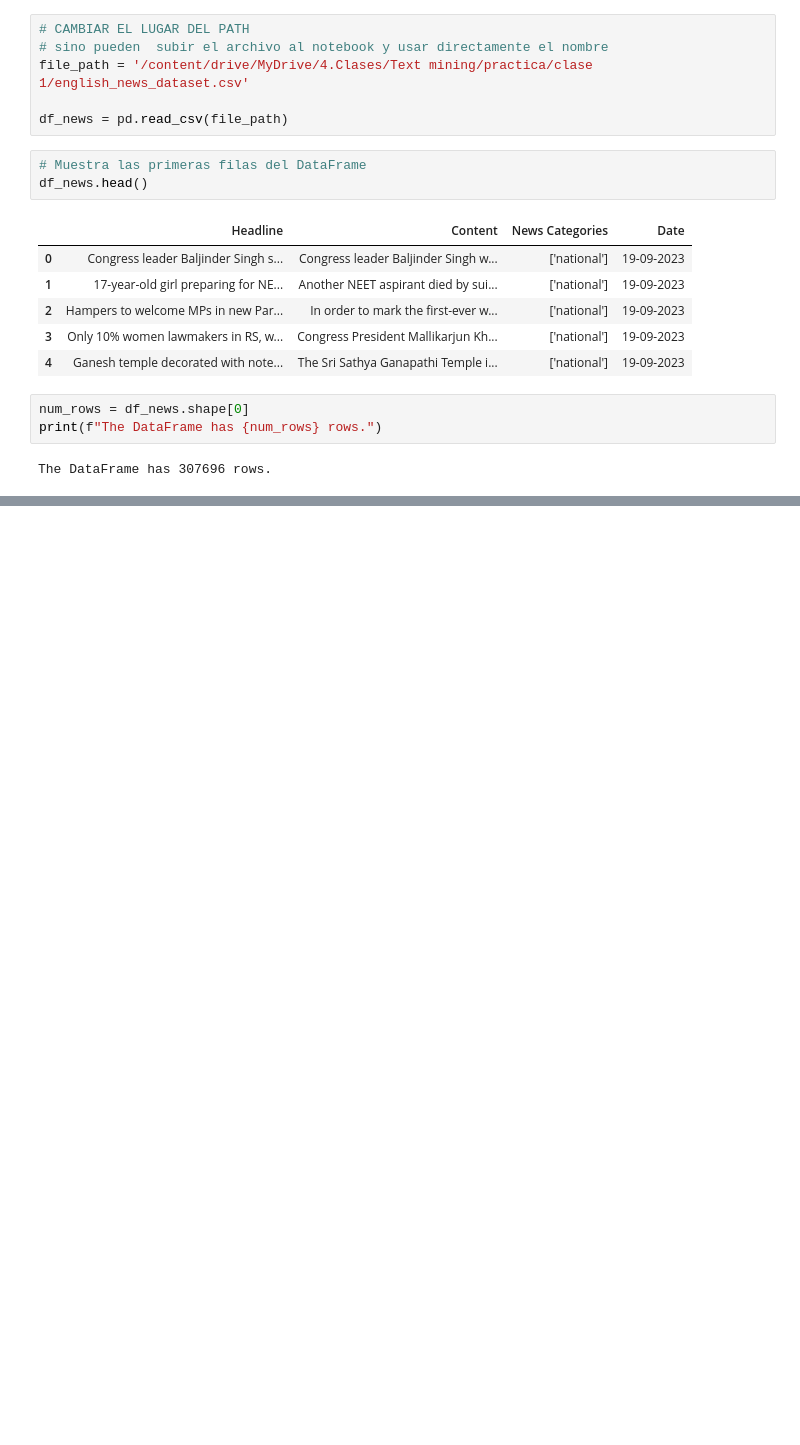
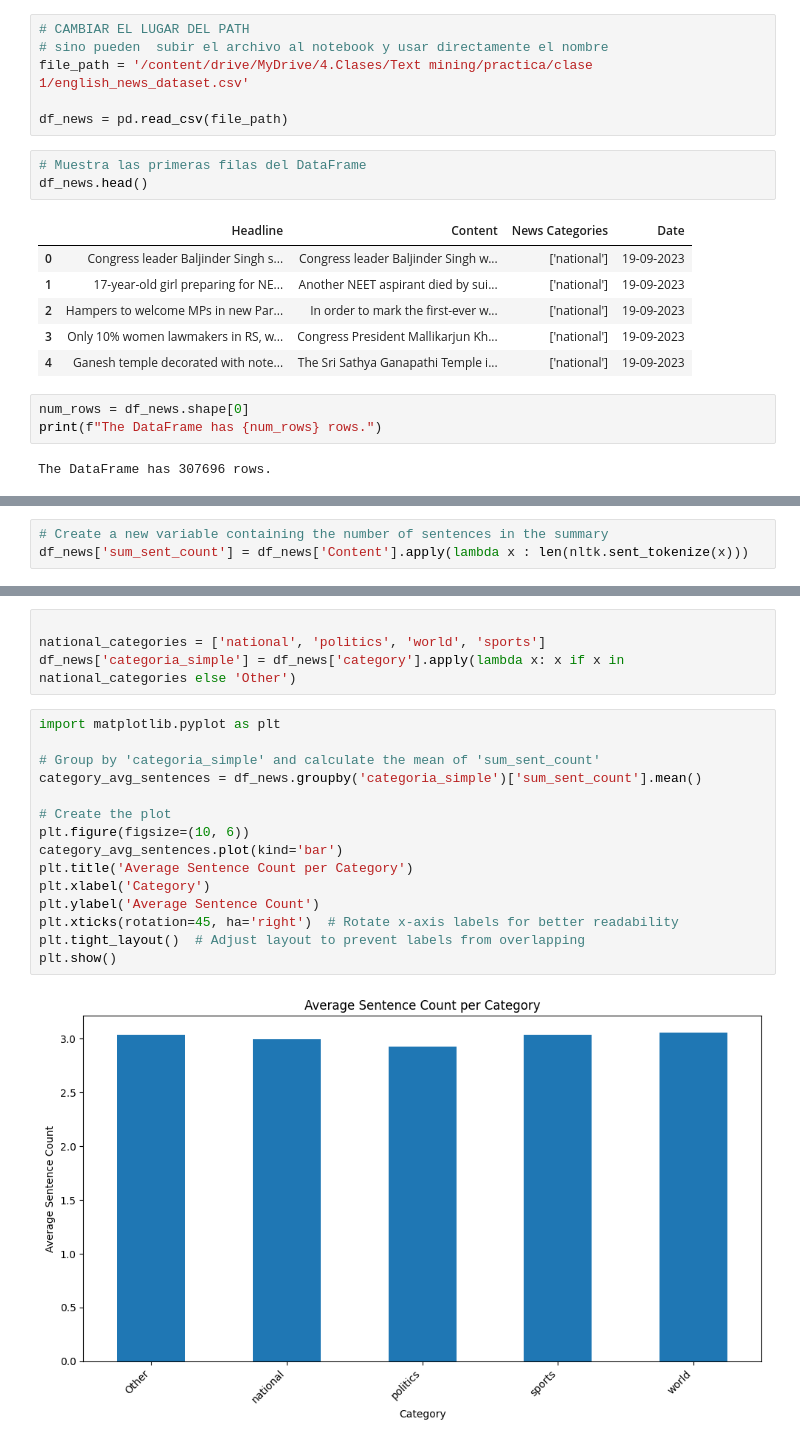
Before and after one commit to rdevia/text_mining_unrn, a Jupyter notebook: Text_mining_clase2.ipynb, the cells around one changed output, grey strips where cells are left out. Saved outputs shown, nothing was run; the diff lists cells and outputs as text; blank space fills up the shorter version.

```diff
--- a/Text_mining_clase2.ipynb
+++ b/Text_mining_clase2.ipynb
@@ -50,0 +196,3 @@ Busquen en internte..
+# %%
+# Create a new variable containing the number of sentences in the summary
+df_news['sum_sent_count'] = df_news['Content'].apply(lambda x : len(nltk.sent_tokenize(x)))
@@ -50,0 +209,21 @@ Busquen en internte..
+# %%
+
+national_categories = ['national', 'politics', 'world', 'sports']
+df_news['categoria_simple'] = df_news['category'].apply(lambda x: x if x in national_categories else 'Other')
+# %%
+import matplotlib.pyplot as plt
+
+# Group by 'categoria_simple' and calculate the mean of 'sum_sent_count'
+category_avg_sentences = df_news.groupby('categoria_simple')['sum_sent_count'].mean()
+
+# Create the plot
+plt.figure(figsize=(10, 6))
+category_avg_sentences.plot(kind='bar')
+plt.title('Average Sentence Count per Category')
+plt.xlabel('Category')
+plt.ylabel('Average Sentence Count')
+plt.xticks(rotation=45, ha='right')  # Rotate x-axis labels for better readability
+plt.tight_layout()  # Adjust layout to prevent labels from overlapping
+plt.show()
+# %% [output]
+[figure, added]
```
Also changed, not shown: parts of 17 cells of this notebook.
